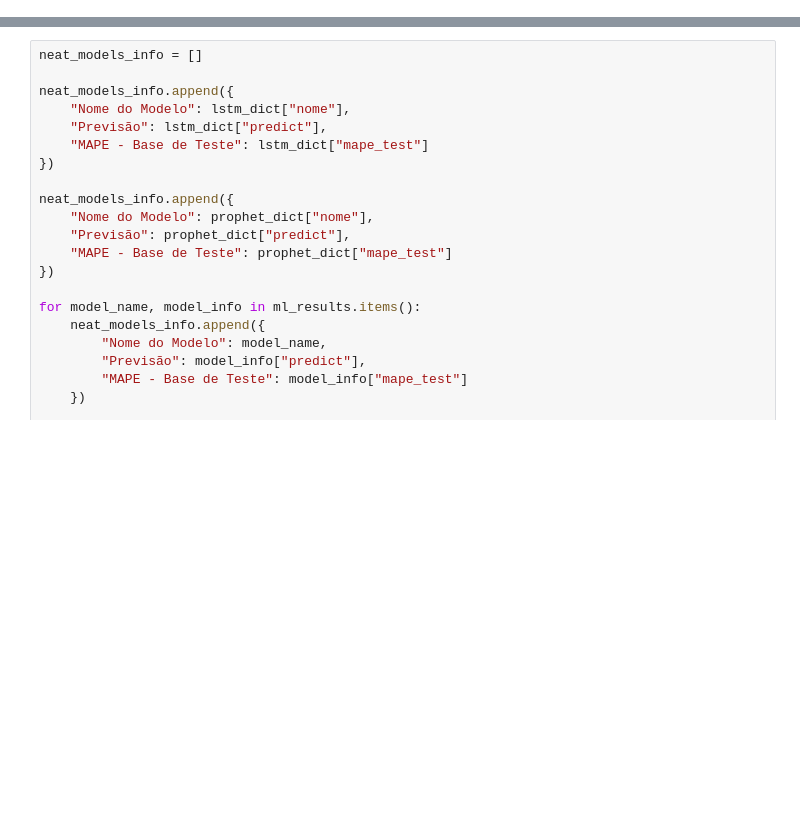
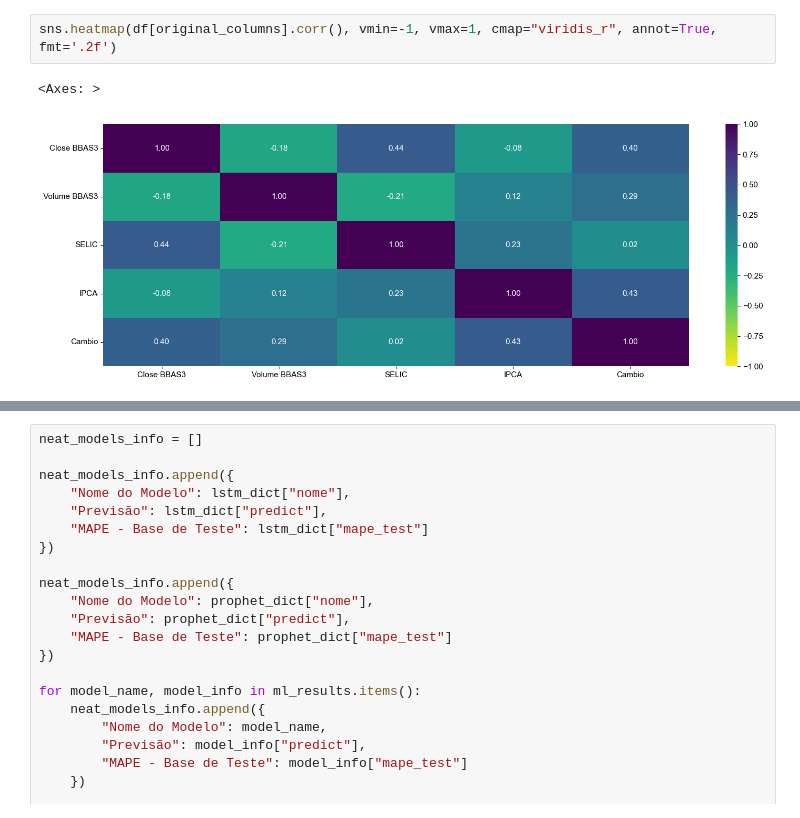
Before and after one commit to Botelho97/tcc-predict-stocks-models-comparison, a Jupyter notebook: main.ipynb, the cells around one changed output, grey strips where cells are left out. Cells and saved outputs as stored; diff of their text form; blank space fills up the shorter version.

```diff
--- a/main.ipynb
+++ b/main.ipynb
@@ -25,0 +193,5 @@ y_train, y_test = custom_train_test(series)
+# %%
+sns.heatmap(df[original_columns].corr(), vmin=-1, vmax=1, cmap="viridis_r", annot=True, fmt='.2f')
+# %% [output]
+<Axes: >
+[figure, added]
```
Also changed, not shown: parts of 30 cells of this notebook, 2 other files.
